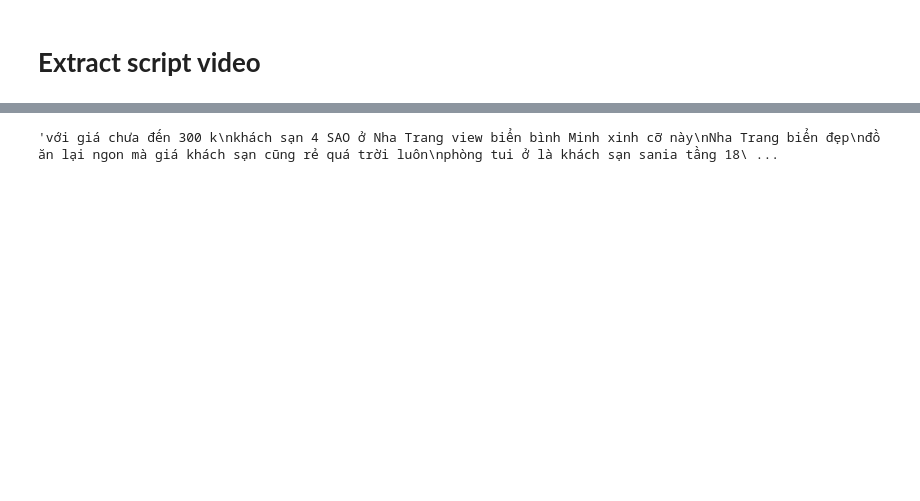
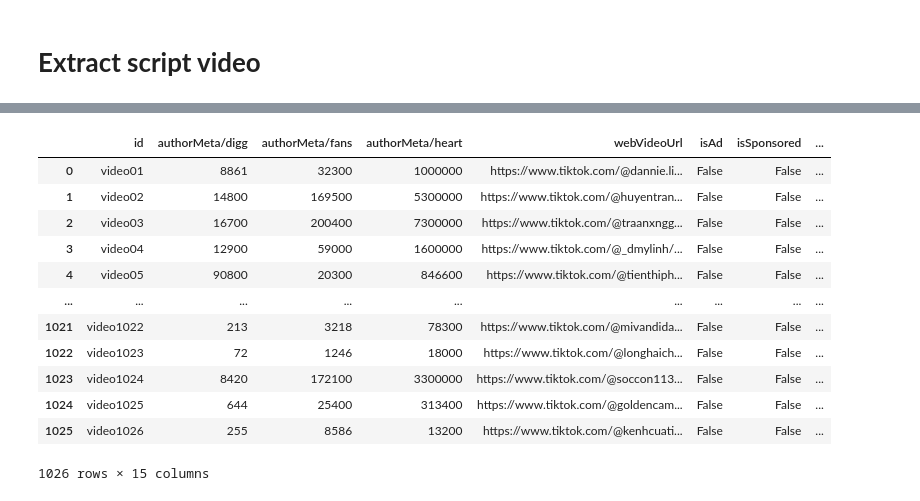
Before and after one commit to hako1106/video-success-predictor, a Jupyter notebook: preprocessed_data/preprocessing_data.ipynb, the cells around one changed output, grey strips where cells are left out. Cells and saved outputs as stored; diff of their text form; code cells hidden in the pictures; blank space fills up the shorter version.

```diff
--- a/preprocessed_data/preprocessing_data.ipynb
+++ b/preprocessed_data/preprocessing_data.ipynb
@@ -191,2 +233,4 @@ final_df.to_csv("/content/drive/MyDrive/pizza/CÔNG NGHỆ ĐỔI MỚI (
+# %%
+final_df['id'] = ['video' + str(i).zfill(2) for i in range(1, len(final_df) + 1)]
 # %%
-final_df['script_video'] = ''
+final_df.info()
@@ -193,17 +255,16 @@ final_df['script_video'] = ''
-# %%
-output_folder = "/content/drive/MyDrive/pizza/CÔNG NGHỆ ĐỔI MỚI (1)/CUỐI KỲ/UP file csv lên/script/"
-
-for index, row in final_df.iterrows():
-    video_id = row['id']
-    txt_filename = os.path.join(output_folder, f"{video_id}.txt")
-
-    try:
-        with open(txt_filename, "r", encoding="utf-8") as f:
-            script_content = f.read()
-            final_df.loc[index, 'script_video'] = script_content
-    except FileNotFoundError:
-        print(f"Không tìm thấy tệp script cho video_id: {video_id}")
-# %%
-final_df['script_video'].iloc[190]
-# %% [output]
-'với giá chưa đến 300 k\nkhách sạn 4 SAO ở Nha Trang view biển bình Minh xinh cỡ này\nNha Trang biển đẹp\nđồ ăn lại ngon mà giá khách sạn cũng rẻ quá trời luôn\nphòng tui ở là khách sạn sania tầng 18\ ...
+# %%
+final_df.to_csv("fulldata1027.csv")
+# %% [output]
+|  | id | authorMeta/digg | authorMeta/fans | authorMeta/heart | webVideoUrl | isAd | isSponsored | ... |
+| 0 | video01 | 8861 | 32300 | 1000000 | https://www.tiktok.com/@dannie.li... | False | False | ... |
+| 1 | video02 | 14800 | 169500 | 5300000 | https://www.tiktok.com/@huyentran... | False | False | ... |
+| 2 | video03 | 16700 | 200400 | 7300000 | https://www.tiktok.com/@traanxngg... | False | False | ... |
+| 3 | video04 | 12900 | 59000 | 1600000 | https://www.tiktok.com/@_dmylinh/... | False | False | ... |
+| 4 | video05 | 90800 | 20300 | 846600 | https://www.tiktok.com/@tienthiph... | False | False | ... |
+| ... | ... | ... | ... | ... | ... | ... | ... | ... |
+| 1021 | video1022 | 213 | 3218 | 78300 | https://www.tiktok.com/@mivandida... | False | False | ... |
+| 1022 | video1023 | 72 | 1246 | 18000 | https://www.tiktok.com/@longhaich... | False | False | ... |
+| 1023 | video1024 | 8420 | 172100 | 3300000 | https://www.tiktok.com/@soccon113... | False | False | ... |
+| 1024 | video1025 | 644 | 25400 | 313400 | https://www.tiktok.com/@goldencam... | False | False | ... |
+| 1025 | video1026 | 255 | 8586 | 13200 | https://www.tiktok.com/@kenhcuati... | False | False | ... |
+1026 rows × 15 columns
```
Also changed, not shown: parts of 5 cells of this notebook.
